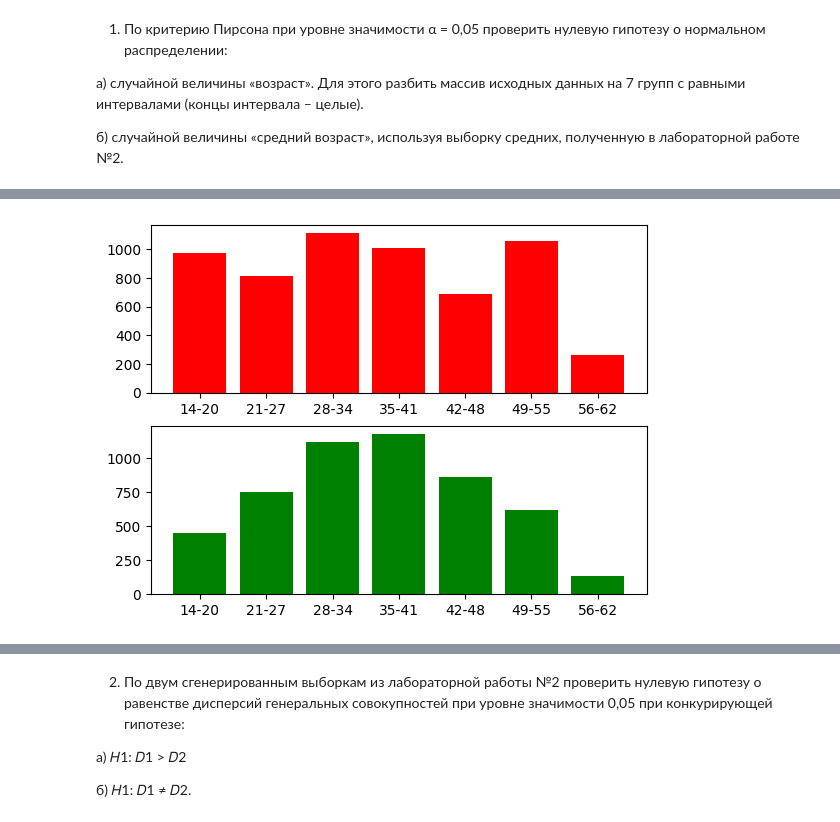
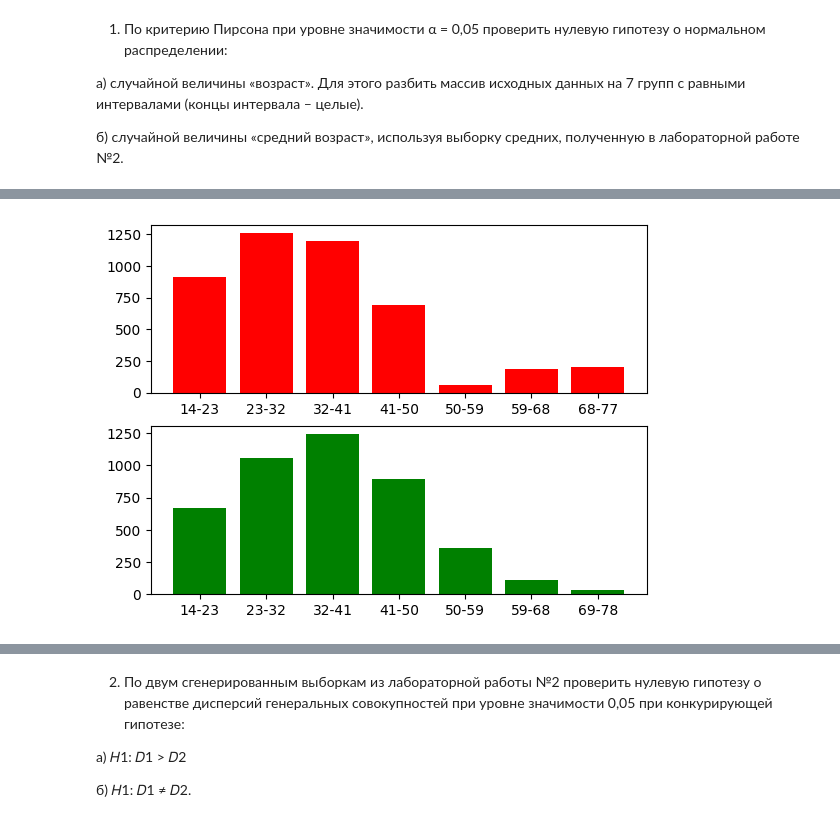
Before and after one commit to CepbluKot/stats, a Jupyter notebook: correct/lr3.ipynb, the cells around one changed output, grey strips where cells are left out. Drawn from its saved outputs; the diff is of its cells as text; code cells hidden in the pictures.

```diff
--- a/correct/lr3.ipynb
+++ b/correct/lr3.ipynb
@@ -168,3 +168,14 @@ def count_frequencies(data):
             num_of_occurrences[val] += 1
 
     return num_of_occurrences
+# %%
+num_of_occurrences = {}
+
+for val in data:
+        if val not in num_of_occurrences:
+            num_of_occurrences[val] = 1
+        else:
+            num_of_occurrences[val] += 1
+
+for val in num_of_occurrences:
+    print(val, " : ", num_of_occurrences[val])
@@ -269,9 +336,11 @@ def count_theoretical_frequencies(data: list, h: int):
 a = 0.05
 
 
-all_samples, h = divide_to_same_intervals(data, 7)
-print('interval_size',h)
-k = 7 - 1 - 2 # = 4 => critical val = 9,487729037
+all_freqs = -6
+all_samples  = divide_to_same_intervals(data)
+h = 9
+print('interval_size',9)
+k = 7 - 1 - 2 # = 4 => critical val = 9,487729037 # зависит от числа групп , переменных вида распределения
 print('k',k)
 
 critical_val = 12.591587243743977
@@ -289,14 +358,35 @@ n_mids = 0
 sum_mids = 0
 sum_mids2 = 0
 for sample in all_samples:
-    group_freqs[str(min(sample))+'-'+str(max(sample))] = sample.count(sample[len(sample)//2])
-    # group_mids[str(min(sample))+'-'+str(max(sample))] = sample[len(sample)//2]
-    # group_n_mids[str(min(sample))+'-'+str(max(sample))] = sample.count(sample[len(sample)//2])
-    # sample_mid = sample[len(sample)//2] * sample.count(sample[len(sample)//2])
-    sum_mids += sample[len(sample)//2] * sample.count(sample[len(sample)//2])
-    sum_mids2 += (sample[len(sample)//2] ** 2 )* sample.count(sample[len(sample)//2])
+    if min(sample) == 59:
+        group_freqs[str(min(sample))+'-'+str(68)] = sample.count(sample[len(sample)//2])
+        # group_mids[str(min(sample))+'-'+str(max(sample))] = sample[len(sample)//2]
+        # group_n_mids[str(min(sample))+'-'+str(max(sample))] = sample.count(sample[len(sample)//2])
+        # sample_mid = sample[len(sample)//2] * sample.count(sample[len(sample)//2])
+        sum_mids += sample[len(sample)//2] * sample.count(sample[len(sample)//2])
+        sum_mids2 += (sample[len(sample)//2] ** 2 )* sample.count(sample[len(sample)//2])
 
-    n_mids += sample.count(sample[len(sample)//2])
+        n_mids += sample.count(sample[len(sample)//2])
+
+    elif min(sample) == 69:
+        group_freqs[str(68)+'-'+str(68+9)] = sample.count(sample[len(sample)//2])
+        # group_mids[str(min(sample))+'-'+str(max(sample))] = sample[len(sample)//2]
+        # group_n_mids[str(min(sample))+'-'+str(max(sample))] = sample.count(sample[len(sample)//2])
+        # sample_mid = sample[len(sample)//2] * sample.count(sample[len(sample)//2])
+        sum_mids += sample[len(sample)//2] * sample.count(sample[len(sample)//2])
+        sum_mids2 += (sample[len(sample)//2] ** 2 )* sample.count(sample[len(sample)//2])
+
+        n_mids += sample.count(sample[len(sample)//2])
+
+    else:
+        group_freqs[str(min(sample))+'-'+str(max(sample))] = sample.count(sample[len(sample)//2])
+        # group_mids[str(min(sample))+'-'+str(max(sample))] = sample[len(sample)//2]
+        # group_n_mids[str(min(sample))+'-'+str(max(sample))] = sample.count(sample[len(sample)//2])
+        # sample_mid = sample[len(sample)//2] * sample.count(sample[len(sample)//2])
+        sum_mids += sample[len(sample)//2] * sample.count(sample[len(sample)//2])
+        sum_mids2 += (sample[len(sample)//2] ** 2 )* sample.count(sample[len(sample)//2])
+
+        n_mids += sample.count(sample[len(sample)//2])
 
 samples_avg = sum_mids / n_mids
 samples_dispersion = sum_mids2 / n_mids - (samples_avg**2)
@@ -309,7 +399,13 @@ for sample in all_samples:
     z_i = (sample[len(sample)//2]-samples_avg)/samples_sko
     theoretical_freq = h * n_mids / samples_sko * gauss_func(z_i)
 
-    theoretical_freqs[str(min(sample))+'-'+str(max(sample))] =theoretical_freq
+    if min(sample) == 59:
+        theoretical_freqs[str(min(sample))+'-'+str(59+9)] =theoretical_freq
+    elif min(sample) == 69:
+        theoretical_freqs[str(68)+'-'+str(68+9)] =theoretical_freq
+
+    else:
+        theoretical_freqs[str(min(sample))+'-'+str(max(sample))] =theoretical_freq
 
 
 print(group_freqs)
@@ -321,4 +417,20 @@ print(theoretical_freqs)
 fig, axs = plt.subplots(2)
 axs[0].bar(list(group_freqs.keys()), group_freqs.values(), color='r')
 axs[1].bar(list(theoretical_freqs.keys()), theoretical_freqs.values(), color='g')
+
+for gr in all_samples:
+    freqs = count_frequencies(gr)
+    for val in freqs:
+        all_freqs += freqs[val]
+
+
+all_freqs_2 = 0
+for val in num_of_occurrences:
+
+    all_freqs_2 += num_of_occurrences[val]
+    all_freqs = all_freqs_2
+
+
+print('all_freqs',all_freqs)
+print('all_freqs_2',all_freqs_2)
 # %% [output]
@@ -331,4 +444,4 @@ k 4
-[figure, old version]
+[figure, new version]
 # %%
 pirson = 0
 
```
Also changed, not shown: parts of 18 cells of this notebook, 7 other files.
